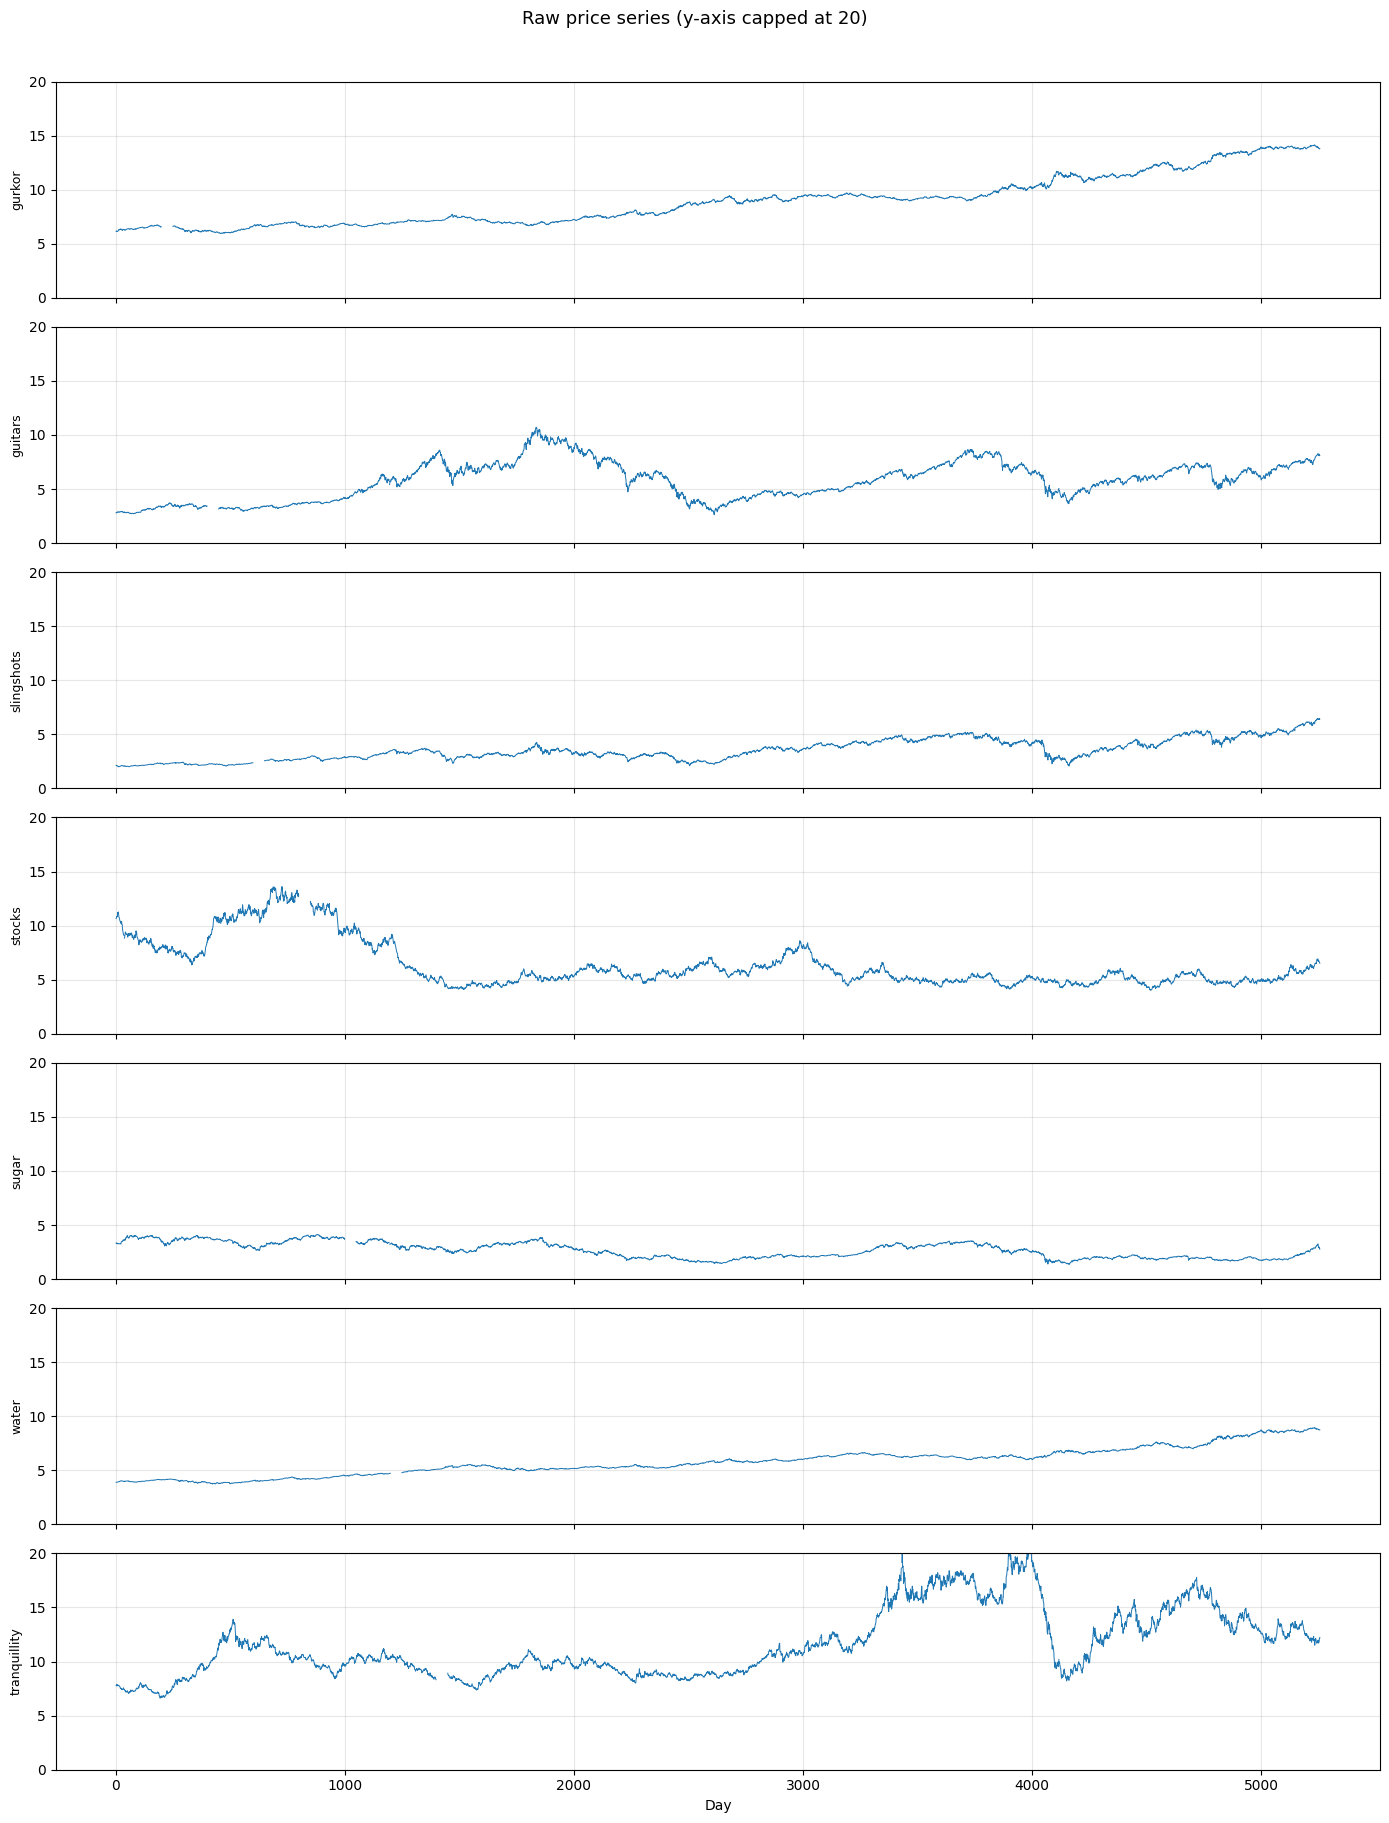
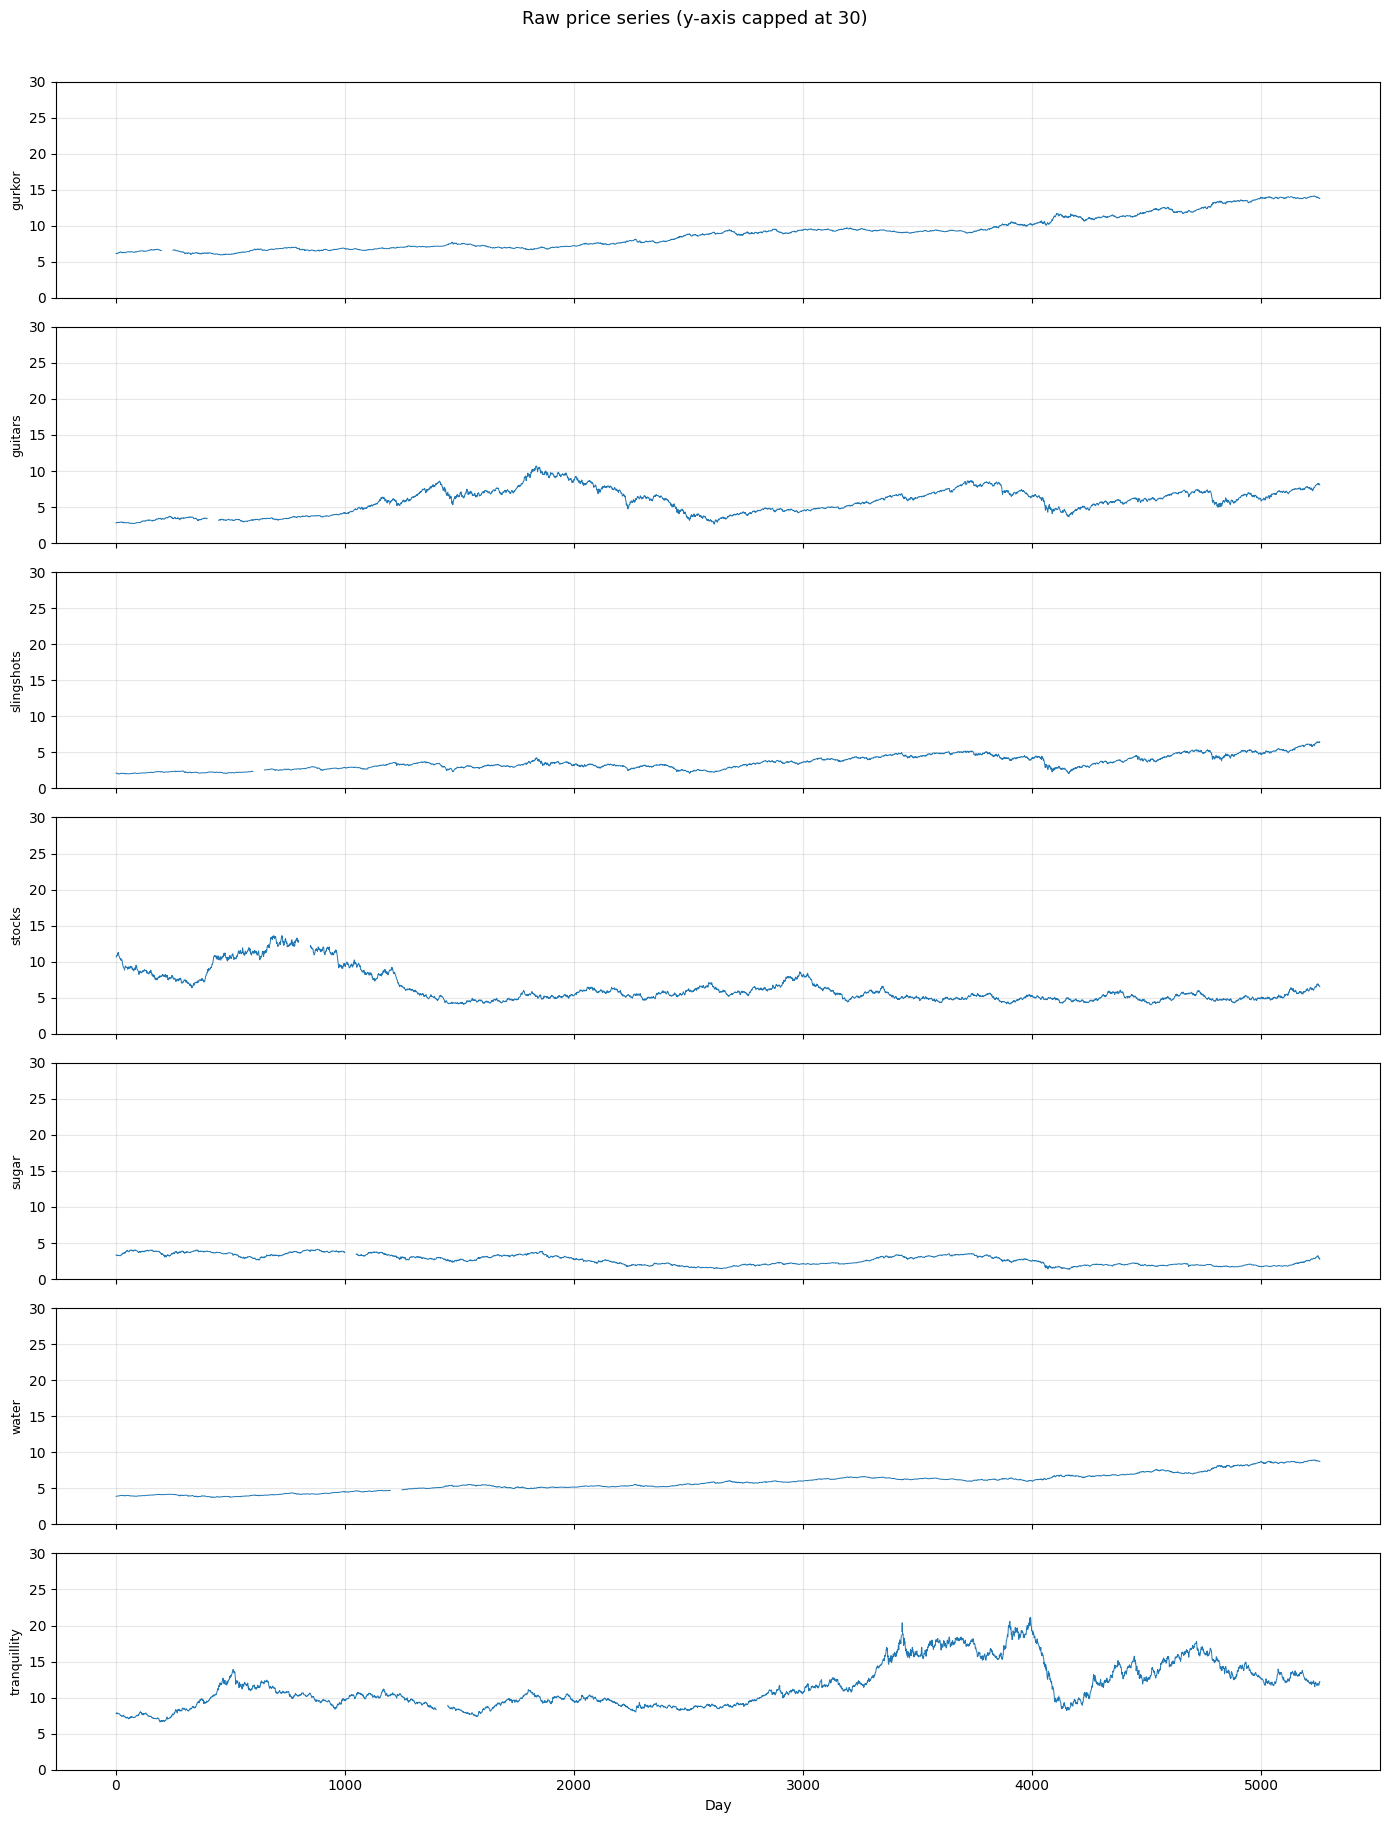
The change to this notebook cell's code, shown as a diff; its figure went from the first image to the second:
--- before
+++ after
@@ -4,9 +4,9 @@
     ax.plot(df['day'], df[col], linewidth=0.7)
     ax.set_ylabel(col, fontsize=9)
-    ax.set_ylim(0, 20)
+    ax.set_ylim(0, 30)
     ax.grid(True, alpha=0.3)
 
 axes[-1].set_xlabel('Day')
-fig.suptitle('Raw price series (y-axis capped at 20)', fontsize=13, y=1.01)
+fig.suptitle('Raw price series (y-axis capped at 30)', fontsize=13, y=1.01)
 plt.tight_layout()
 plt.show()

Commit: Task 1 - Little fix